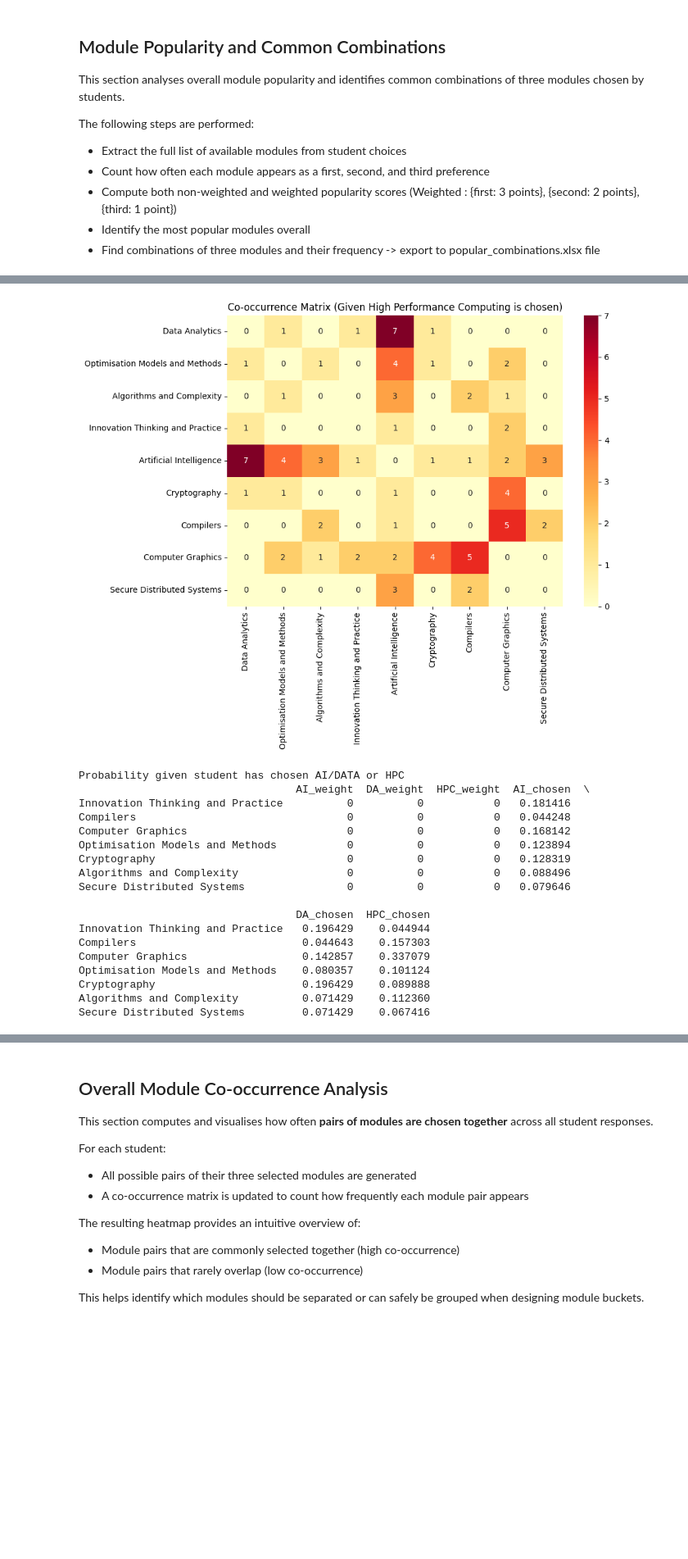
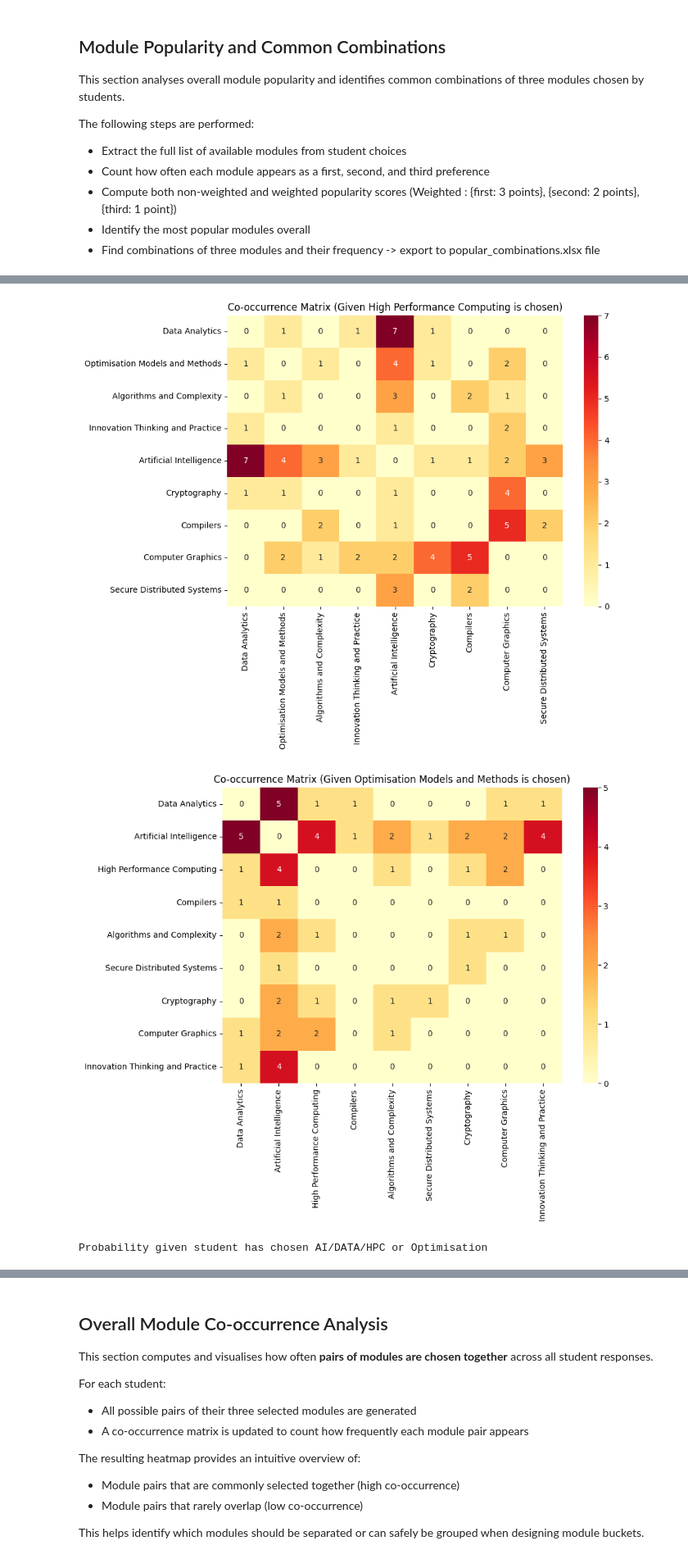
Before and after one commit to Kavisha612/Student-module-preference-data-analysis, a Jupyter notebook: cs_level3_preferences/notebooks/l3_feedback_analysis.ipynb, the cells around one changed output, grey strips where cells are left out. Shown: that part at 82% size. Drawn from its saved outputs; the diff is of its cells as text; code cells hidden in the pictures; blank space fills up the shorter version.

Commit message:
Updated notebook to include 4-basket system

```diff
--- a/cs_level3_preferences/notebooks/l3_feedback_analysis.ipynb
+++ b/cs_level3_preferences/notebooks/l3_feedback_analysis.ipynb
@@ -150,7 +147,7 @@ The results help identify which modules are most likely (or least likely) to be
 combined_results = []
 
 # Most popular modules
-fixed = ["Artificial Intelligence", "Data Analytics", "High Performance Computing"]
+fixed = ["Artificial Intelligence", "Data Analytics", "High Performance Computing", "Optimisation Models and Methods"]
 
 # Function to extract pair of modules, in combinations where a fixed module is chosen i.e If a student has chosen AI | Data | HPC : extract the other two modules
 def extract_pair(row, fixed_module):
@@ -177,7 +174,7 @@ for i in fixed:
 
     # Get weighted value of fixed module
     fixed_weighted = popularity_table_count.loc[i, "Weighted"]
-
+    fixed_count = popularity_table_count.loc[i, "Non Weighted"]
     # Add count columns to df
     combined = pd.DataFrame({
     "rem1_count": rem1_counts,
@@ -188,8 +185,8 @@ for i in fixed:
     # rem1 gets weight 2, rem2 gets weight 1
     # divide by the fixed module's total weight to standardise (conditional probability)
     combined["weighted_total"] = (combined["rem1_count"]*2 + combined["rem2_count"]*1)/fixed_weighted #divide by total of fixed to get standardized value
-
-    # combined["weighted_total"] = (combined["rem1_count"] + combined["rem2_count"])/fixed_weighted #divide by total of fixed to get standardized value
+    # No weight applied
+    # combined["weighted_total"] = (combined["rem1_count"] + combined["rem2_count"])/fixed_count #divide by total of fixed to get standardized value
 
     combined = combined.sort_values("weighted_total", ascending=False)
     combined_results.append(combined) #list to have results for all three fixed modules
@@ -204,51 +201,37 @@ for i in fixed:
     for idx, row in pairs.iterrows():
         mod1, mod2 = row['rem1'], row['rem2']
         cooccur.loc[mod1, mod2] += 1
         cooccur.loc[mod2, mod1] += 1
 
 
 
     plt.figure(figsize=(10, 8))
     sns.heatmap(cooccur, annot=True, fmt='d', cmap='YlOrRd')
     plt.title(f'Co-occurrence Matrix (Given {i} is chosen)')
     plt.tight_layout()
     plt.show()
 
     # print(combined)
 
 
 other_modules = [m for m in all_modules if m not in fixed]
 
-comparison_df = pd.DataFrame(index=other_modules, columns=['AI_chosen', 'DA_chosen', 'HPC_chosen'])
+comparison_df = pd.DataFrame(index=other_modules, columns=['AI_chosen', 'DA_chosen', 'HPC_chosen', 'Optimisation_chosen'])
 comparison_df['AI_chosen'] = combined_results[0]['weighted_total']
 comparison_df['DA_chosen'] = combined_results[1]['weighted_total']
 comparison_df['HPC_chosen'] = combined_results[2]['weighted_total']
+comparison_df['Optimisation_chosen'] = combined_results[3]['weighted_total']
+
 
 
 comparison_df = comparison_df.fillna(0)
-print("Probability given student has chosen AI/DATA or HPC")
-print(comparison_df)
+print("Probability given student has chosen AI/DATA/HPC or Optimisation")
+display(comparison_df)
 
 # print(len(AI_df))
 # %% [output]
 [figure]
 [figure]
 [figure]
+[figure, added]
-Probability given student has chosen AI/DATA or HPC
-                                  AI_weight  DA_weight  HPC_weight  AI_chosen  \
-Innovation Thinking and Practice          0          0           0   0.181416
-Compilers                                 0          0           0   0.044248
-Computer Graphics                         0          0           0   0.168142
-Optimisation Models and Methods           0          0           0   0.123894
-Cryptography                              0          0           0   0.128319
-Algorithms and Complexity                 0          0           0   0.088496
-Secure Distributed Systems                0          0           0   0.079646
-
-                                  DA_chosen  HPC_chosen
-Innovation Thinking and Practice   0.196429    0.044944
-Compilers                          0.044643    0.157303
-Computer Graphics                  0.142857    0.337079
-Optimisation Models and Methods    0.080357    0.101124
-Cryptography                       0.196429    0.089888
-Algorithms and Complexity          0.071429    0.112360
-Secure Distributed Systems         0.071429    0.067416
+Probability given student has chosen AI/DATA/HPC or Optimisation
```
Also changed, not shown: parts of 6 cells of this notebook, 1 other file.
